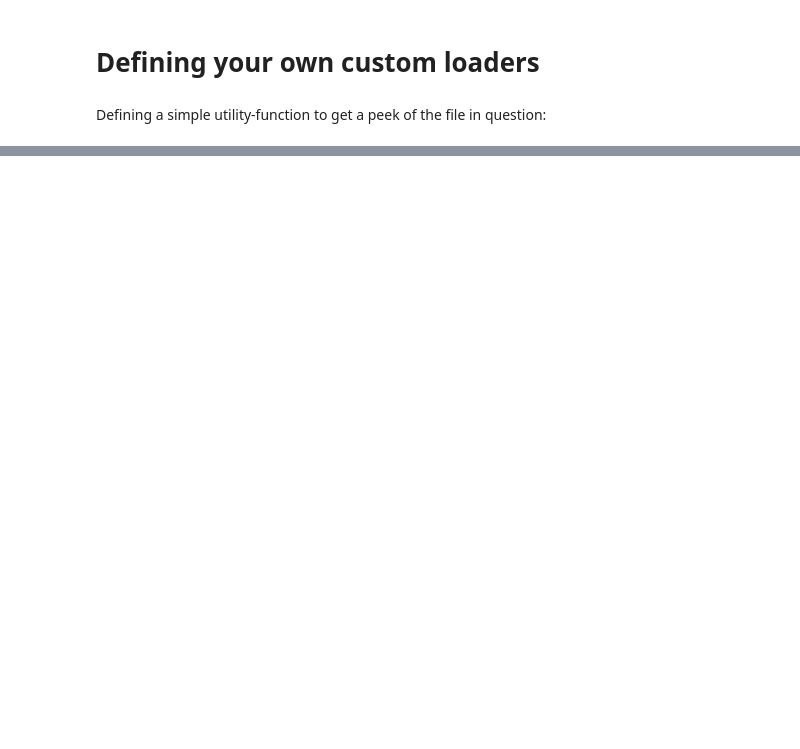
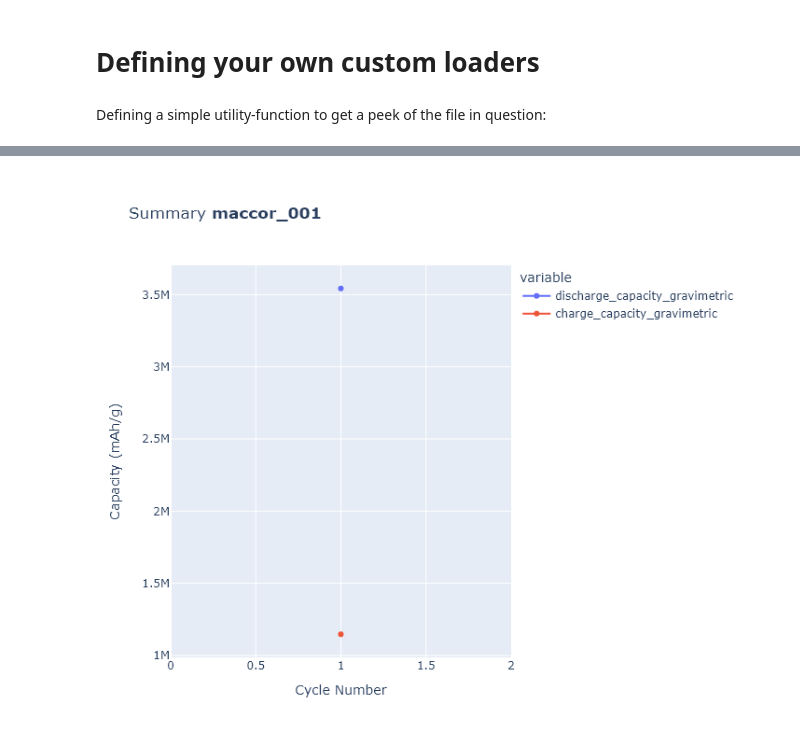
Before and after one commit to jepegit/cellpy, a Jupyter notebook: examples/07_custom_loaders.ipynb, the cells around one changed output, grey strips where cells are left out. Cells and saved outputs as stored; diff of their text form; code cells hidden in the pictures; blank space fills up the shorter version.

```diff
--- a/examples/07_custom_loaders.ipynb
+++ b/examples/07_custom_loaders.ipynb
@@ -27,0 +124,4 @@ def head(f, n=5):
+# %%
+plotutils.summary_plot(c)
+# %% [output]
+[figure, added]
```
Also changed, not shown: parts of 11 cells of this notebook, 6 other files.
